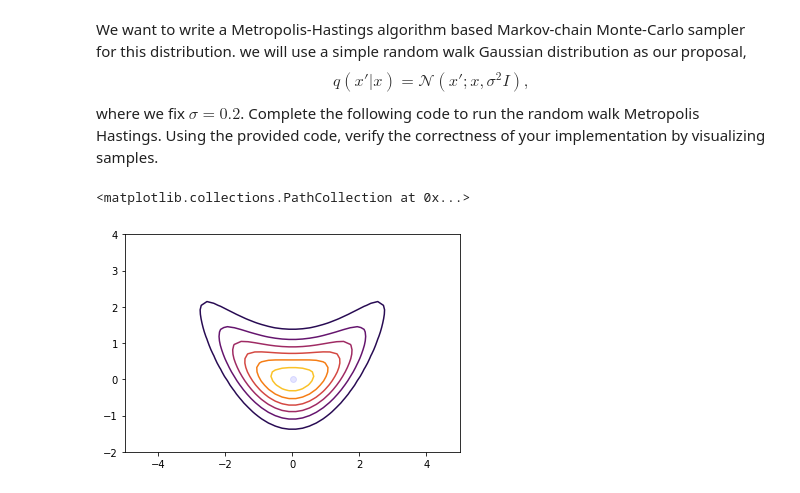
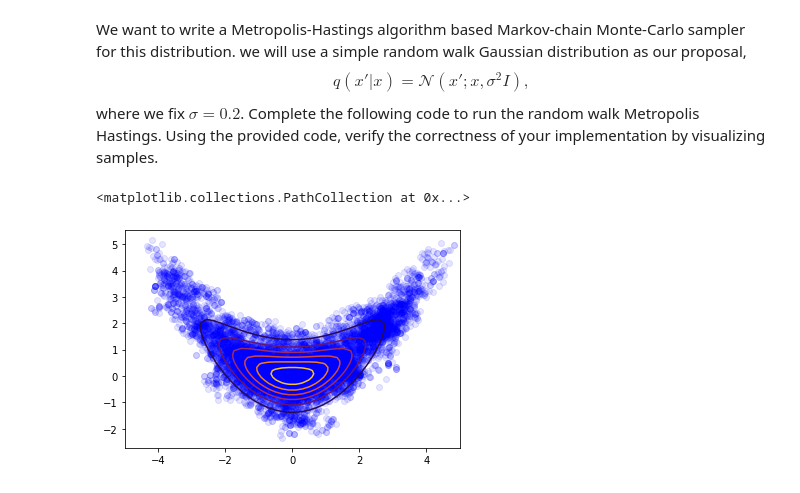
Before and after one commit to suulkyy/ai701-f21, a Jupyter notebook: Assignment #2/hw2.ipynb, the cells around one changed output. Drawn from its saved outputs; the diff is of its cells as text; code cells hidden in the pictures.

```diff
--- a/Assignment #2/hw2.ipynb
+++ b/Assignment #2/hw2.ipynb
@@ -298,36 +297,35 @@ def q_MH(x, sigma):
     return x_acc
 
 # run a random-walk Metropolis Hastings
 # x0: initial sample
 # num_samples: number of samples to collect
 # sigma: variance for the proposal distribution
 def RW_MH(x0, num_samples, sigma):
     ##########################################
     # put your code here
     ##########################################
     x = np.expand_dims(x0, axis=0)
-    for i in range(num_samples):
+    for i in range(num_samples-1):
         x_i = x[-1,:]
         # Generate x_acc from q_MH
         x_acc = q_MH(x_i, sigma)
         # Compute Accptance Probability
-        Acc_Prob = np.where(log_f_tilde(x_acc)/log_f_tilde(x_i) < 1,
-        log_f_tilde(x_acc)/log_f_tilde(x_i), 1).item()
+        Acc_Prob = min(1, np.exp(log_f_tilde(x_acc) - log_f_tilde(x_i)).item())
         # Draw a uniform random number u ~ U(0,1)
         u = npr.rand(1)
         # Accept if u <= Acc_Prob, Reject otherwise
-        if u <= Acc_Prob: np.append(x, np.expand_dims(x_acc, axis=0), axis=0)
-        else: np.append(x, np.expand_dims(x_i, axis=0), axis=0)
+        if u <= Acc_Prob: x = np.append(x, np.expand_dims(x_acc, axis=0), axis=0)
+        else: x = np.append(x, np.expand_dims(x_i, axis=0), axis=0)
     return x
 
 # randomly initialize a chain
 x0 = 0.01*npr.randn(2)
 # collect 10000 samples from RW MH
 x = RW_MH(x0, 10000, 0.2)
 
 # visualize the samples
 plot_density(alpha=1.0)
 plt.scatter(x[:,0], x[:,1], alpha=0.1, color='b')
 # %% [output]
 <matplotlib.collections.PathCollection at 0x...>
-[figure, old version]
+[figure, new version]
```
Also changed, not shown: parts of 6 cells of this notebook, 2 other files.
